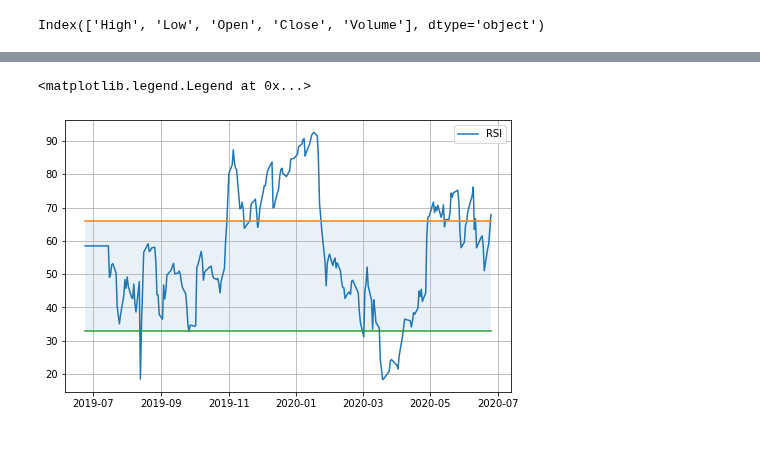
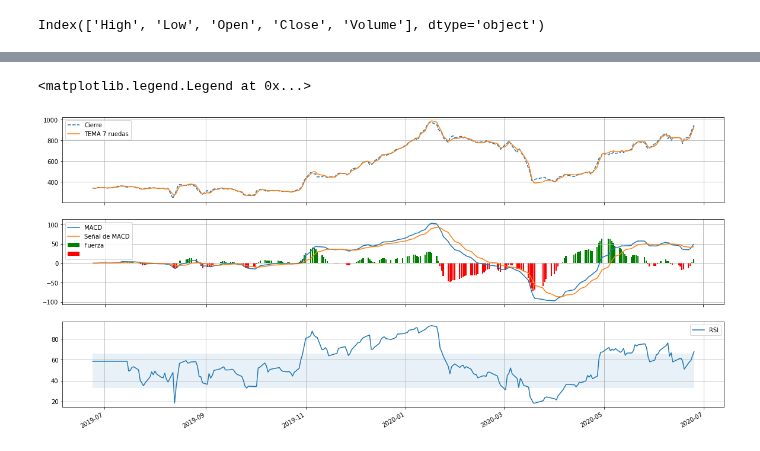
Before and after one commit to hcuervo/Jupiter-Notebook, a Jupyter notebook: Análisis Técnico Acciones (SMA, EMA, CMA, DEMA, TEMA, TRIMA, MACD, RSI).ipynb, the cells around one changed output, grey strips where cells are left out. Saved outputs shown, nothing was run; the diff lists cells and outputs as text; code cells hidden in the pictures.

```diff
--- a/Análisis Técnico Acciones (SMA, EMA, CMA, DEMA, TEMA, TRIMA, MACD, RSI).ipynb
+++ b/Análisis Técnico Acciones (SMA, EMA, CMA, DEMA, TEMA, TRIMA, MACD, RSI).ipynb
@@ -130,11 +131,31 @@ plt.legend()
-# %%
-plt.figure(figsize=(8,5))
-plt.grid(True)
-plt.plot(df['RSI'],label='RSI')
-plt.plot(df.index,np.full(len(df.iloc[:,3]),66))
-plt.plot(df.index,np.full(len(df.iloc[:,3]),33))
-plt.fill_between(df.index, 66, 33, alpha=0.1)
-plt.legend()
-# %% [output]
-<matplotlib.legend.Legend at 0x...>
-[figure, removed]
+# %%
+# Preparar grilla de charts
+fig, axes = plt.subplots(3,1, figsize=(20, 10))
+fig.autofmt_xdate()
+fig.set_label(ticket)
+
+# Charts de valores
+axes[0].grid(True)
+axes[0].figsize=(20, 7)
+axes[0].plot(df.index,df['Close'],label='Cierre',
+         linestyle='dashed')
+axes[0].plot(df.index,df['TEMA_7'],label='TEMA 7 ruedas')
+axes[0].legend()
+
+# Chart de MACD, MACD_signal, Fortaleza
+axes[1].grid(True)
+axes[1].figsize=(20, 2)
+axes[1].plot(df['MACD'],label='MACD')
+axes[1].plot(df['MACD_signal'],label='Señal de MACD')
+axes[1].bar(df.index,df['Strength'].gt(0)*df['Strength']*2,label='Fuerza',color='g')
+axes[1].bar(df.index,df['Strength'].lt(0)*df['Strength']*2,label=' ',color='r')
+axes[1].legend()
+
+# Chart de RSI
+axes[2].grid(True)
+axes[2].plot(df['RSI'],label='RSI')
+axes[2].fill_between(df.index, 66, 33, alpha=0.1)
+axes[2].legend()
+# %% [output]
+<matplotlib.legend.Legend at 0x...>
+[figure, added]
```
Also changed, not shown: parts of 4 cells of this notebook.
